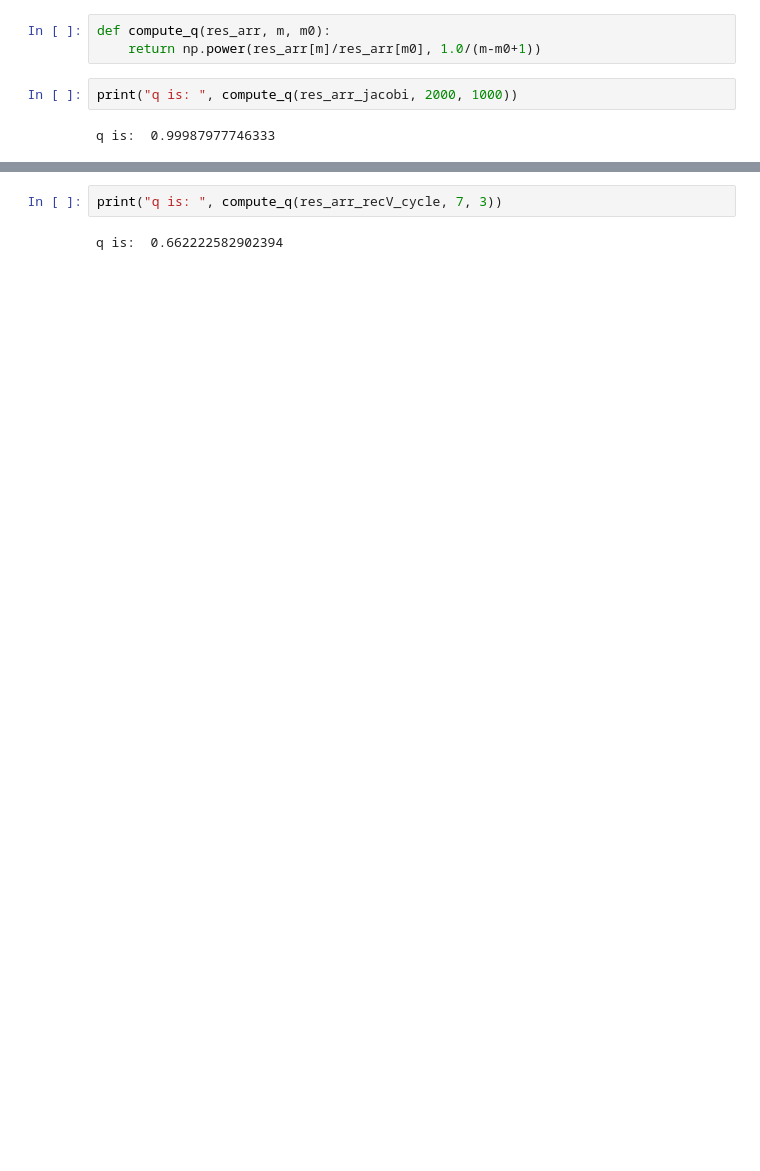
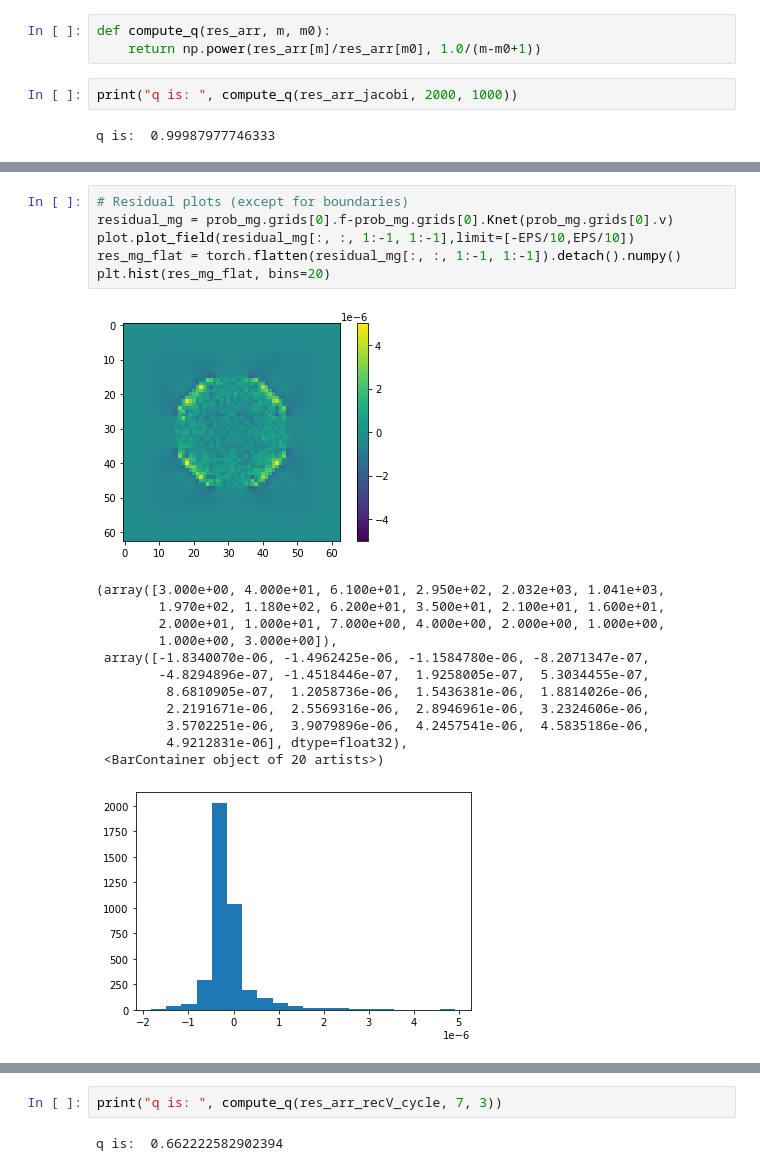
Before and after one commit to longfish/Multigrid-FEANet, a Jupyter notebook: MM_Interface_error.ipynb, the cells around one changed output, grey strips where cells are left out. Saved outputs shown, nothing was run; the diff lists cells and outputs as text; blank space fills up the shorter version.

```diff
--- a/MM_Interface_error.ipynb
+++ b/MM_Interface_error.ipynb
@@ -231,3 +250,23 @@ Solution converges after 9 V-cycle iterations with relative error of 0.000646541
+# %%
+# Residual plots (except for boundaries)
+residual_mg = prob_mg.grids[0].f-prob_mg.grids[0].Knet(prob_mg.grids[0].v)
+plot.plot_field(residual_mg[:, :, 1:-1, 1:-1],limit=[-EPS/10,EPS/10])
+res_mg_flat = torch.flatten(residual_mg[:, :, 1:-1, 1:-1]).detach().numpy()
+plt.hist(res_mg_flat, bins=20)
+# %% [output]
+[figure, added]
+(array([3.000e+00, 4.000e+01, 6.100e+01, 2.950e+02, 2.032e+03, 1.041e+03,
+        1.970e+02, 1.180e+02, 6.200e+01, 3.500e+01, 2.100e+01, 1.600e+01,
+        2.000e+01, 1.000e+01, 7.000e+00, 4.000e+00, 2.000e+00, 1.000e+00,
+        1.000e+00, 3.000e+00]),
+ array([-1.8340070e-06, -1.4962425e-06, -1.1584780e-06, -8.2071347e-07,
+        -4.8294896e-07, -1.4518446e-07,  1.9258005e-07,  5.3034455e-07,
+         8.6810905e-07,  1.2058736e-06,  1.5436381e-06,  1.8814026e-06,
+         2.2191671e-06,  2.5569316e-06,  2.8946961e-06,  3.2324606e-06,
+         3.5702251e-06,  3.9079896e-06,  4.2457541e-06,  4.5835186e-06,
+         4.9212831e-06], dtype=float32),
+ <BarContainer object of 20 artists>)
+[figure, added]
 # %%
 # Residual plots (except for boundaries)
 residual_mg = prob_mg.grids[0].f-prob_mg.grids[0].Knet(prob_mg.grids[0].v)
```
Also changed, not shown: parts of 6 cells of this notebook, 3 other files.
